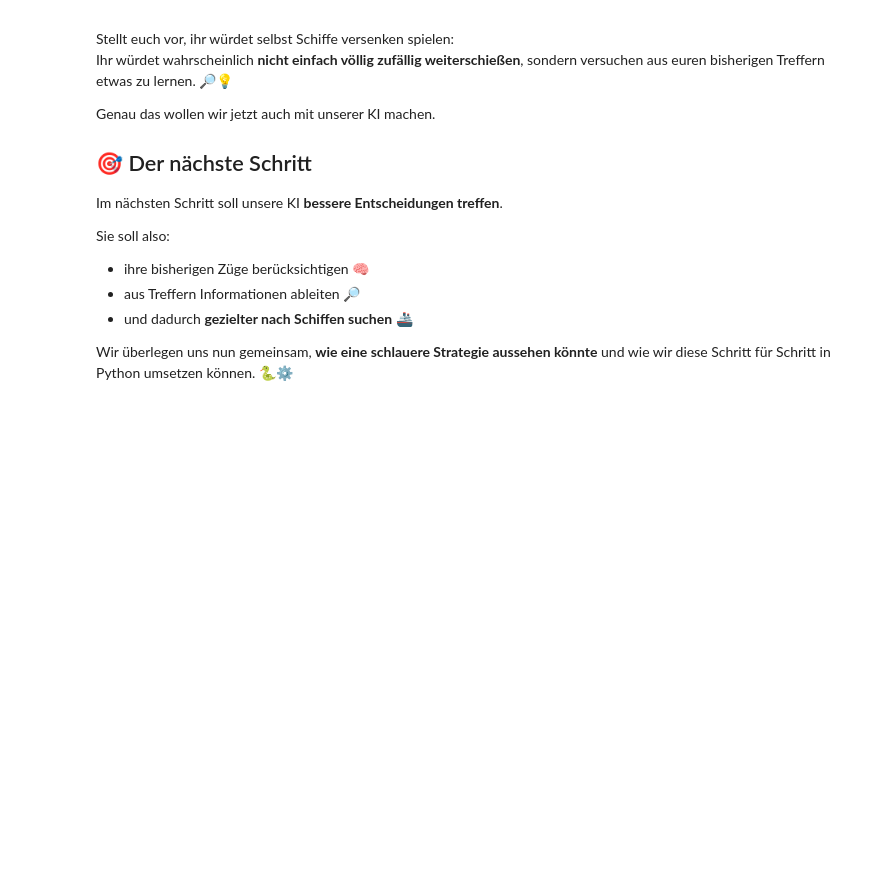
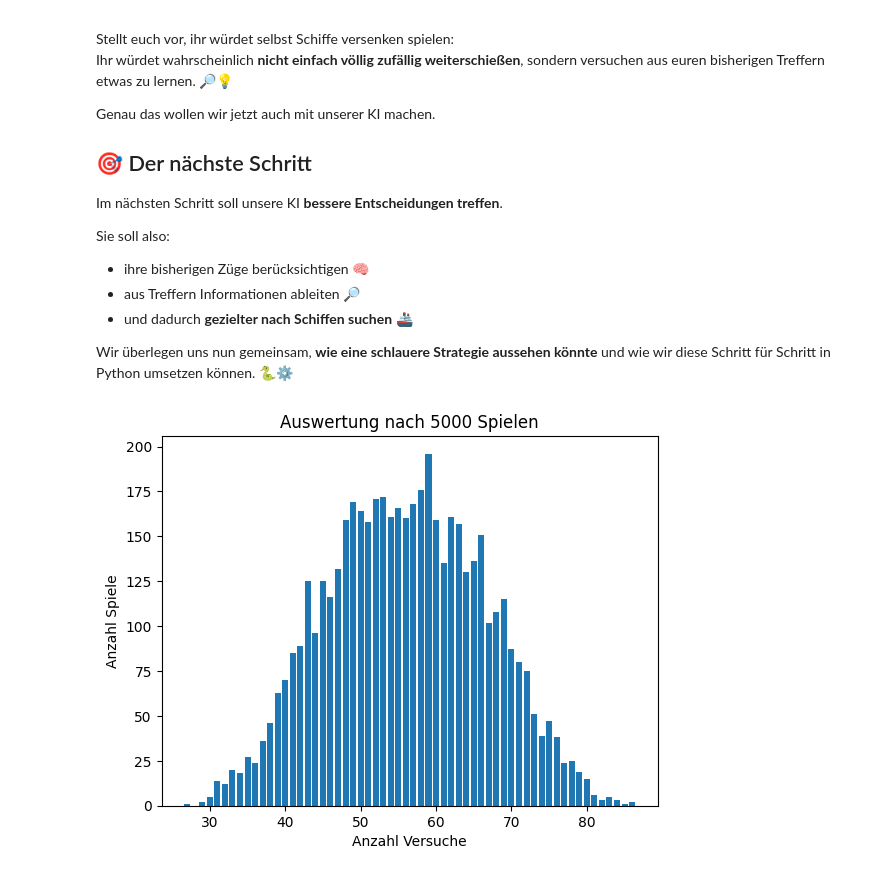
Before and after one commit to ollihansen90/Mathe-SH, a Jupyter notebook: Schiffeversenken_Termin8.ipynb, the cells around one changed output. Cells and saved outputs as stored; diff of their text form; code cells hidden in the pictures; blank space fills up the shorter version.

```diff
--- a/Schiffeversenken_Termin8.ipynb
+++ b/Schiffeversenken_Termin8.ipynb
@@ -275,34 +277,36 @@ def starte_spiel_ki_struktur(ki):
             p_feld[koordinaten[0]+2][koordinaten[1]+2] = 2
             p_feld[koordinaten[0]  ][koordinaten[1]+2] = 2
             p_feld[koordinaten[0]  ][koordinaten[1]  ] = 2
             p_feld[koordinaten[0]+2][koordinaten[1]  ] = 2
             spielfeld = unpadding(p_feld)
 
         else:
             spielfeld[koordinaten[0]][koordinaten[1]] = 2
     return counter
 
 def auswertung(n_schritte):
     anzahldict = {}
     for i in range(n_schritte):
         anzahl = starte_spiel_ki_struktur(ki_struktur)
         if anzahl in anzahldict.keys():
             anzahldict[anzahl] += 1
         else:
             anzahldict[anzahl] = 1
 
     plt.figure()
     plt.title(f"Auswertung nach {n_schritte} Spielen")
     plt.bar(anzahldict.keys(), anzahldict.values())
     plt.xlabel("Anzahl Versuche")
     plt.ylabel("Anzahl Spiele")
     plt.show()
 
-auswertung(1000)
+auswertung(5000)
 #spielfeld = generiere_spielfeld()
 #male_feld(spielfeld)
 #print(finde_schiffe(spielfeld))
 #print(starte_spiel_ki_struktur(ki_struktur))
+# %% [output]
+[figure, added]
 # %%
 def ki_struktur(spielfeld):
     schiffliste = finde_schiffe(spielfeld)
```
Also changed, not shown: parts of 5 cells of this notebook.
